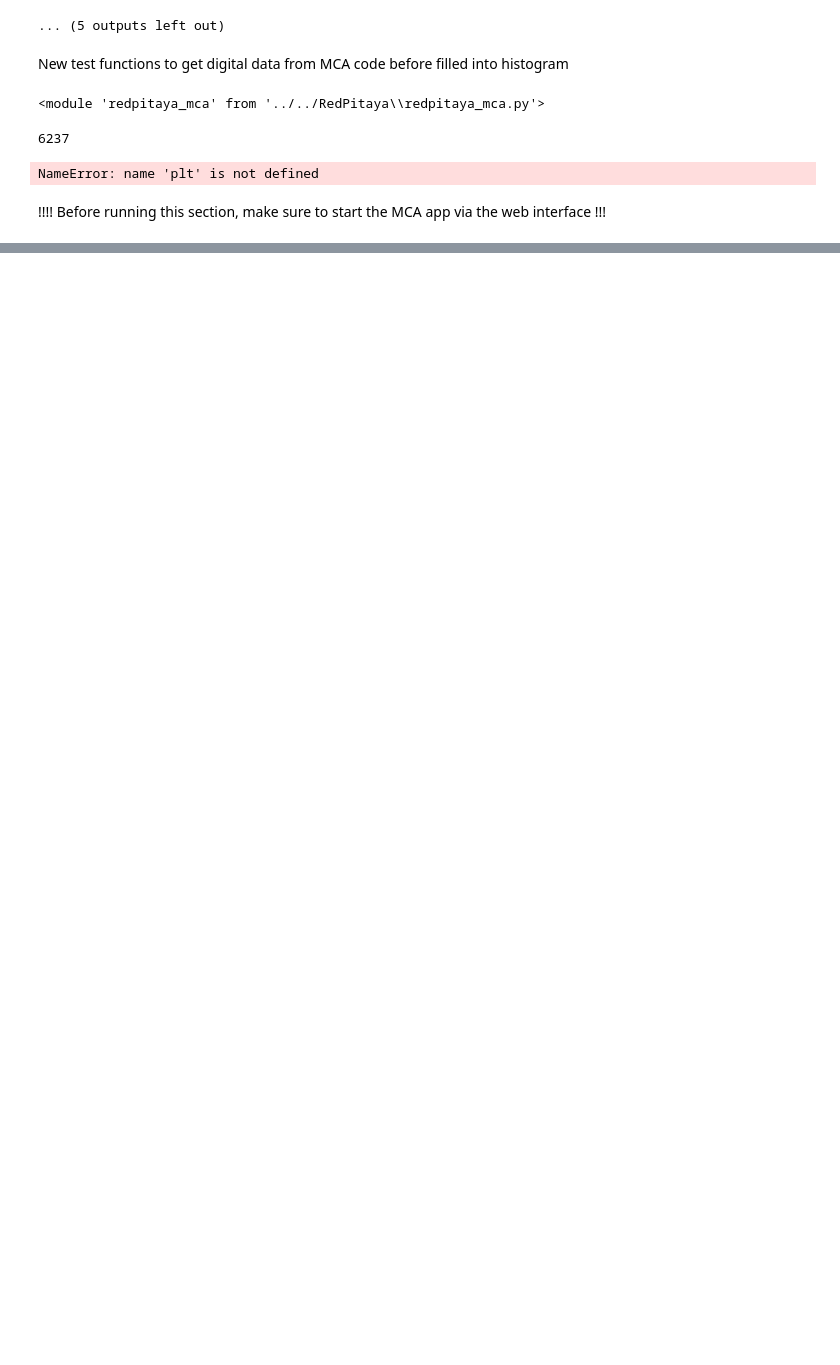
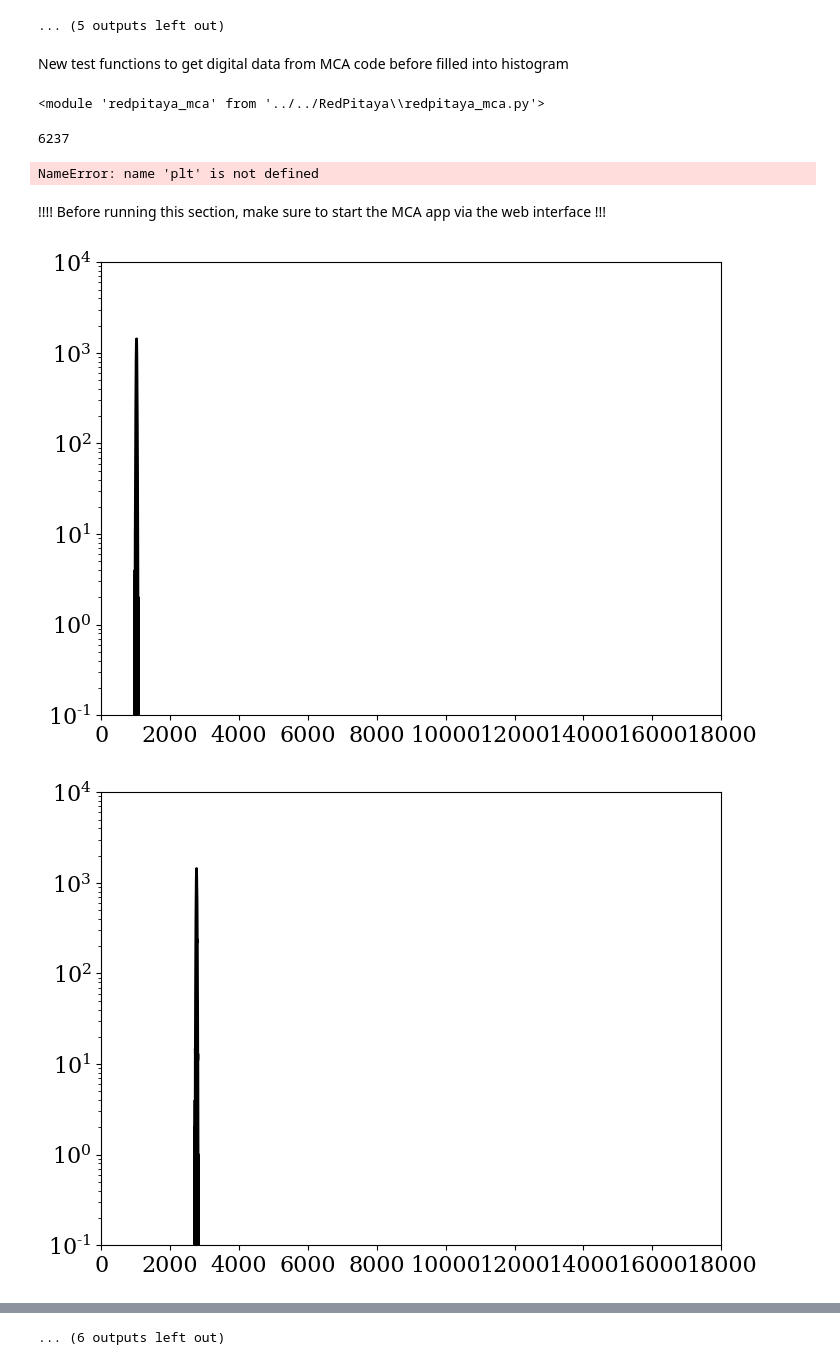
Before and after one commit to Moore-Lab/purity-monitor, a Jupyter notebook: Jupyter/Log/2022-06-29_gain_measurement.ipynb, the cells around one changed output, grey strips where cells are left out. Cells and saved outputs as stored; diff of their text form; code cells hidden in the pictures; blank space fills up the shorter version.

Commit message:
data taking scripts seem to be working

```diff
--- a/Jupyter/Log/2022-06-29_gain_measurement.ipynb
+++ b/Jupyter/Log/2022-06-29_gain_measurement.ipynb
@@ -30,7 +30,7 @@ wf_chan_list = [1,2] ## list of RP channels to acquire waveforms for
 num_scope_files=10 ## number of files to save the scope traces in
 num_scope_traces = 200 ## number of traces at each overvoltage
 num_mca_events = 1000 ## number of MCA pulses in the histogram
-LED_flashing_rate = 100 ## Hz, rate at which to pulse LED
+LED_flashing_rate = 4000 ## Hz, rate at which to pulse LED
 # %%
 ## setup directories for saving data
 def setup_save_dir(save_dir):
@@ -241,11 +241,11 @@ red_mca.close()
 # %% [markdown]
 !!!! Before running this section, make sure to start the MCA app via the web interface !!!
 # %%
-def setup_mca_data(channel_to_use):
+def setup_mca_data(channel_to_use, integ_time=100):
 
     rp = mca.mca()
 
-    rp.setup_mca(chan=channel_to_use, baseline_level=2**16-1000, dec=4)
+    rp.setup_mca(chan=channel_to_use, baseline_level=2**16-0, dec=4, integ_time = integ_time)
     rp.reset_histo(chan=channel_to_use)
     rp.start_histo(chan=channel_to_use)
 
@@ -253,48 +253,64 @@ def setup_mca_data(channel_to_use):
 # %%
 #######################
 save_dir = r"20220628\vacuum_tests"
 
 breakdown_voltage = 0 #27.38 ## Volts, breakdown to sweep keithley relative to
 ov_list = np.arange(0.1, 1, 0.1) ## Volts, list of overvoltages to sweep
+#num_mca_events = 20000 ## number of events per file
+time_per_file = 10 ## seconds
+num_files_per_ov = 1
 
 instr_to_sweep = 'synth' ## instrument to sweep over (must be 'keith' or 'synth')
 #######################
 
-num_mca_events = 10000
-int_time = int(num_mca_events/LED_flashing_rate)
+int_time = int(time_per_file) #int(num_mca_events/LED_flashing_rate)
 
-for ov in ov_list[:1]:
+## warn about overwriting files
+path = setup_save_dir(save_dir)
+#if( os.path.isfile(os.path.join(path, 'wavefms_keith_{:.2f}OV_{}.h5'.format(ov_list[0],0))) ):
+#    resp = pyautogui.confirm("File already exists, overwrite?")
+#    if( resp == "Cancel" ):
+#        raise KeyboardInterrupt
+
+for ov in ov_list:
 
     ## set keithley to desired voltage (assumes wired reverse biased, so positive voltages):
     if(instr_to_sweep == 'keith'):
         pico.voltage(breakdown_voltage + ov)
         time.sleep(keithley_time_delay) ## wait for voltage to ramp up
     elif(instr_to_sweep == 'synth'):
         current_amp =  ov #/ov_list[-1] #normalize to go up to 1 volt max
         func.set_offset(synth_channel, current_amp/2)
         func.set_amplitude(synth_channel, current_amp)
     else:
         print("Warning, not sweeping -- set instr_to_sweep to '''keith''' or '''synth''' ")
 
-    red_mca = setup_mca_data(channel_to_use=red_pitaya_channel-1) # 0 indexing for the channel, unlike above
-    time.sleep(1) ## wait for setup to be ready -- otherwise it will read before buffer is full
 
-    if(make_plots):
-        fig=plt.figure()
-        fig.patch.set_facecolor('white')
-        hfig = display.display(fig, display_id=True)
-
-    for i in range(int_time):
-        dat = red_mca.read_histo_data(chan=1)
+    for fidx in range(num_files_per_ov):
+        red_mca = setup_mca_data(channel_to_use=red_pitaya_channel-1, integ_time=time_per_file) # 0 indexing for the channel, unlike above
+        time.sleep(1) ## wait for setup to be ready -- otherwise it will read before buffer is full
 
         if(make_plots):
-            plt.clf()
-            plt.yscale('log')
-            plt.plot(dat, color='k')
-            plt.ylim(0.1,10000)
-            hfig.update(fig)
-            time.sleep(1.0)
+            fig=plt.figure()
+            fig.patch.set_facecolor('white')
+            hfig = display.display(fig, display_id=True)
 
-    red_mca.save(dat, ch=red_pitaya_channel, tag='mca_keith_{:.2f}OV'.format(ov), path=path)
+        for i in range(int_time):
+            dat = red_mca.read_histo_data(chan=1)
+            #curr_time = red_mca.read_timer(chan=1)
+            #print(curr_time)
 
-    red_mca.close()
+            if(make_plots):
+                plt.clf()
+                plt.yscale('log')
+                plt.plot(dat, color='k')
+                plt.ylim(0.1,10000)
+                hfig.update(fig)
+            time.sleep(0.5) # adjust due to dead time
+
+        red_mca.save(dat, ch=red_pitaya_channel, tag='mca_keith_{:.2f}OV_{}'.format(ov, fidx), path=path)
+
+        red_mca.close()
+# %% [output]
+[figure, added]
+[figure, added]
@@ -300,0 +327 @@ for ov in ov_list[:1]:
+... (6 outputs left out)
```
Also changed, not shown: parts of 1 cell of this notebook, 1 other file.
